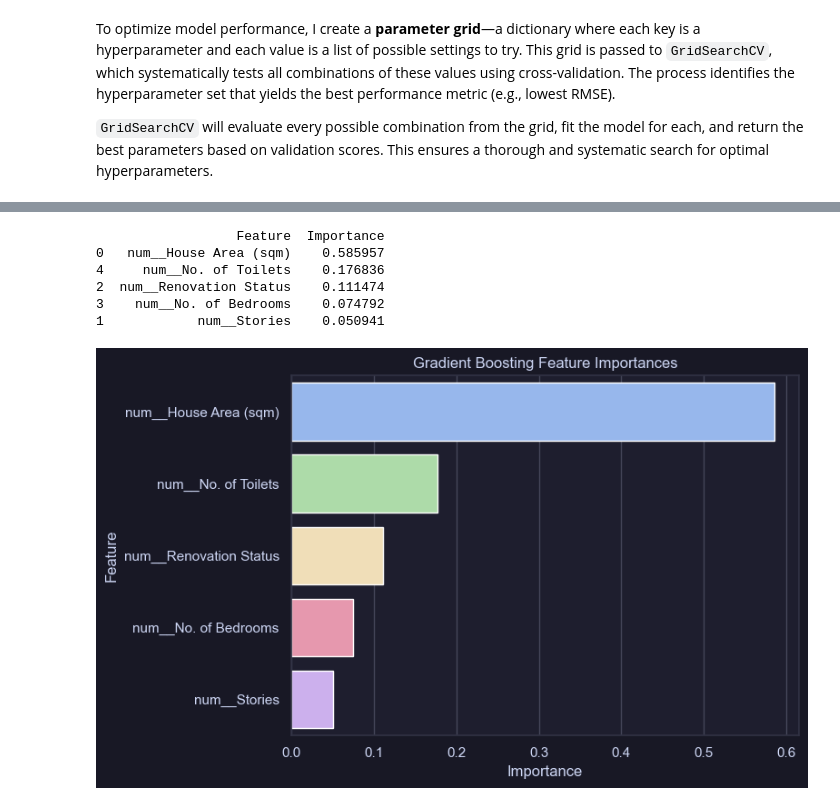
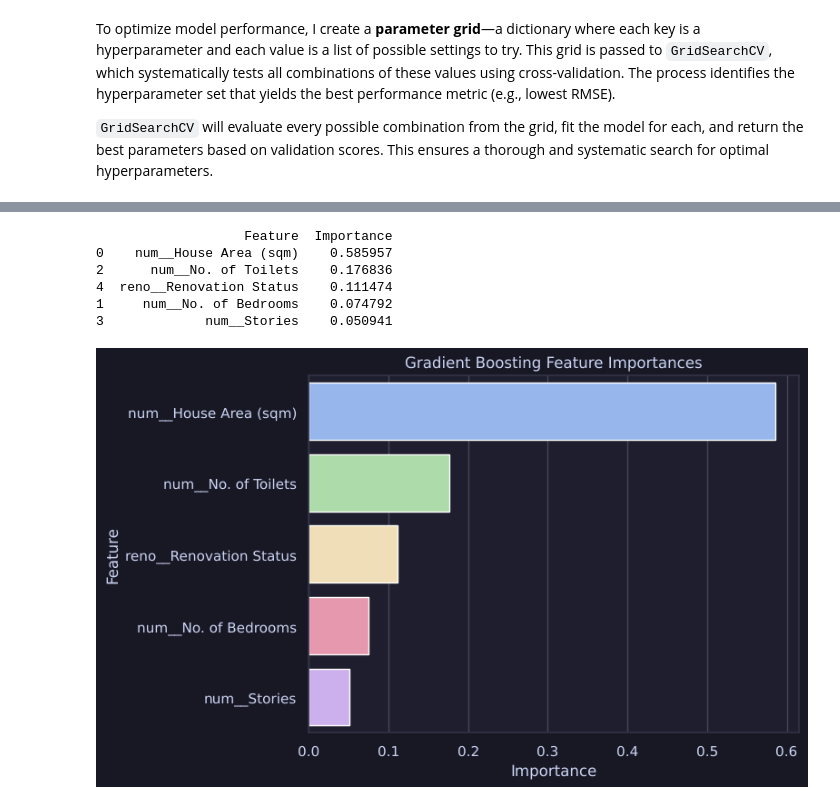
Before and after one commit to pufferfish3e/supervised-learning, a Jupyter notebook: Regression.ipynb, the cells around one changed output, grey strips where cells are left out. Saved outputs shown, nothing was run; the diff lists cells and outputs as text; code cells hidden in the pictures.

```diff
--- a/Regression.ipynb
+++ b/Regression.ipynb
@@ -1041,10 +959,9 @@ Best Score: 0.23699224456509976
 # %%
 # Use GridSearchCV to try every value, and find the best hyperparameters for the model to use.
-gb = models["Gradient Boosting"]
-kf = KFold(n_splits=5, shuffle=True, random_state=42)
-model = GridSearchCV(gb, params_gb, scoring="neg_root_mean_squared_error", cv=kf, n_jobs=-1)
-model.fit(X_train_proc,y_train)
-print(f"Best Params: {model.best_params_}")
-print(f"Best Score: {-model.best_score_}")
+gb_grid = GridSearchCV(build_pipeline(models["Gradient Boosting"], **final_kwargs), params_gb, scoring="neg_root_mean_squared_error", cv=kf, n_jobs=-1)
+gb_grid.fit(X_train, y_train)
+best_gb_params = {k.replace("model__", ""): v for k, v in gb_grid.best_params_.items()}
+print(f"Best Params: {best_gb_params}")
+print(f"Best CV RMSE: {-gb_grid.best_score_:.4f}")
 # %% [output]
 Best Params: {'learning_rate': 0.1, 'max_depth': 2, 'min_samples_split': 5, 'n_estimators': 50, 'subsample': 0.8}
@@ -1052,17 +969,13 @@ Best Score: 0.2281171283959959
 # %%
-models = {
-    "Ridge Regression": Ridge(random_state=42,alpha=10,solver="auto"),
-    "Gradient Boosting" : GradientBoostingRegressor(random_state=42,learning_rate=0.1,max_depth=2,min_samples_split=5,n_estimators=50,subsample=0.8)
+tuned_models = {
+    "Ridge Regression": Ridge(random_state=42, **best_ridge_params),
+    "Gradient Boosting" : GradientBoostingRegressor(random_state=42, **best_gb_params)
 }
-# Run the model and evaluate it based on error metrics.
-for k, v in models.items():
-    model = v
-    model.fit(X_train_proc, y_train)
-    y_pred = model.predict(X_test_proc)
-    y_pred_original = np.expm1(y_pred)
-    print(k)
-    print(f"Mean Squared Error (MSE): {round(mean_squared_error(y_test, y_pred),2)}")
-    print(f"Mean Absolute Error (MAE): {round(mean_absolute_error(y_test,y_pred),2)}")
-    print(f"Root Mean Square Error (RMSE): {round(np.sqrt(mean_squared_error(y_test,y_pred)),2)}")
-    print(f"R-Squared (R2): {round(r2_score(y_test,y_pred),2)}")
+# Compare default and tuned models with the same repeated cross-validation as before.
+tuning_rows = []
+for k in tuned_models:
+    tuning_rows.append({"Model": k, "Version": "Default", **cv_evaluate(models[k], **final_kwargs)})
+    tuning_rows.append({"Model": k, "Version": "Tuned", **cv_evaluate(tuned_models[k], **final_kwargs)})
+tuning_df = pd.DataFrame(tuning_rows).set_index(["Model", "Version"])
+tuning_df.round(3)
 # %% [output]
@@ -1154,35 +1044,35 @@ House Area (sqm) > No. of Bedrooms > No. of Toilets > Stories > Renovation Statu
 # %%
-# Fit Gradient Boosting model on the full training set (with all 5 features)
-gb_model = models["Gradient Boosting"]
-gb_model.fit(X_train_proc, y_train)
+# Fit the tuned Gradient Boosting pipeline on the training set
+gb_pipe = build_pipeline(final_gb, **final_kwargs)
+gb_pipe.fit(X_train, y_train)
 palette = [flavour.colors.blue.hex, flavour.colors.green.hex, flavour.colors.yellow.hex, flavour.colors.red.hex, flavour.colors.mauve.hex]
 
 # Get feature importances
-importances = gb_model.feature_importances_
-feature_names = preprocessor.get_feature_names_out()
+importances = gb_pipe.named_steps["model"].feature_importances_
+feature_names = gb_pipe.named_steps["pre"].get_feature_names_out()
 
 # Display feature importances as a sorted DataFrame
 importances_df = pd.DataFrame({
     "Feature": feature_names,
     "Importance": importances
 }).sort_values(by="Importance", ascending=False)
 
 print(importances_df)
 
 # Plot feature importances
 plt.figure(figsize=(8, 5))
 sns.barplot(x="Importance", y="Feature", data=importances_df, palette=palette)
 plt.title("Gradient Boosting Feature Importances")
 plt.xlabel("Importance")
 plt.ylabel("Feature")
 plt.tight_layout()
 plt.show()
 # %% [output]
-                  Feature  Importance
-0   num__House Area (sqm)    0.585957
-4     num__No. of Toilets    0.176836
-2  num__Renovation Status    0.111474
-3    num__No. of Bedrooms    0.074792
-1            num__Stories    0.050941
+                   Feature  Importance
+0    num__House Area (sqm)    0.585957
+2      num__No. of Toilets    0.176836
+4  reno__Renovation Status    0.111474
+1     num__No. of Bedrooms    0.074792
+3             num__Stories    0.050941
-[figure, old version]
+[figure, new version]
 # %% [markdown]
```
Also changed, not shown: parts of 44 cells of this notebook, 1 other file.
